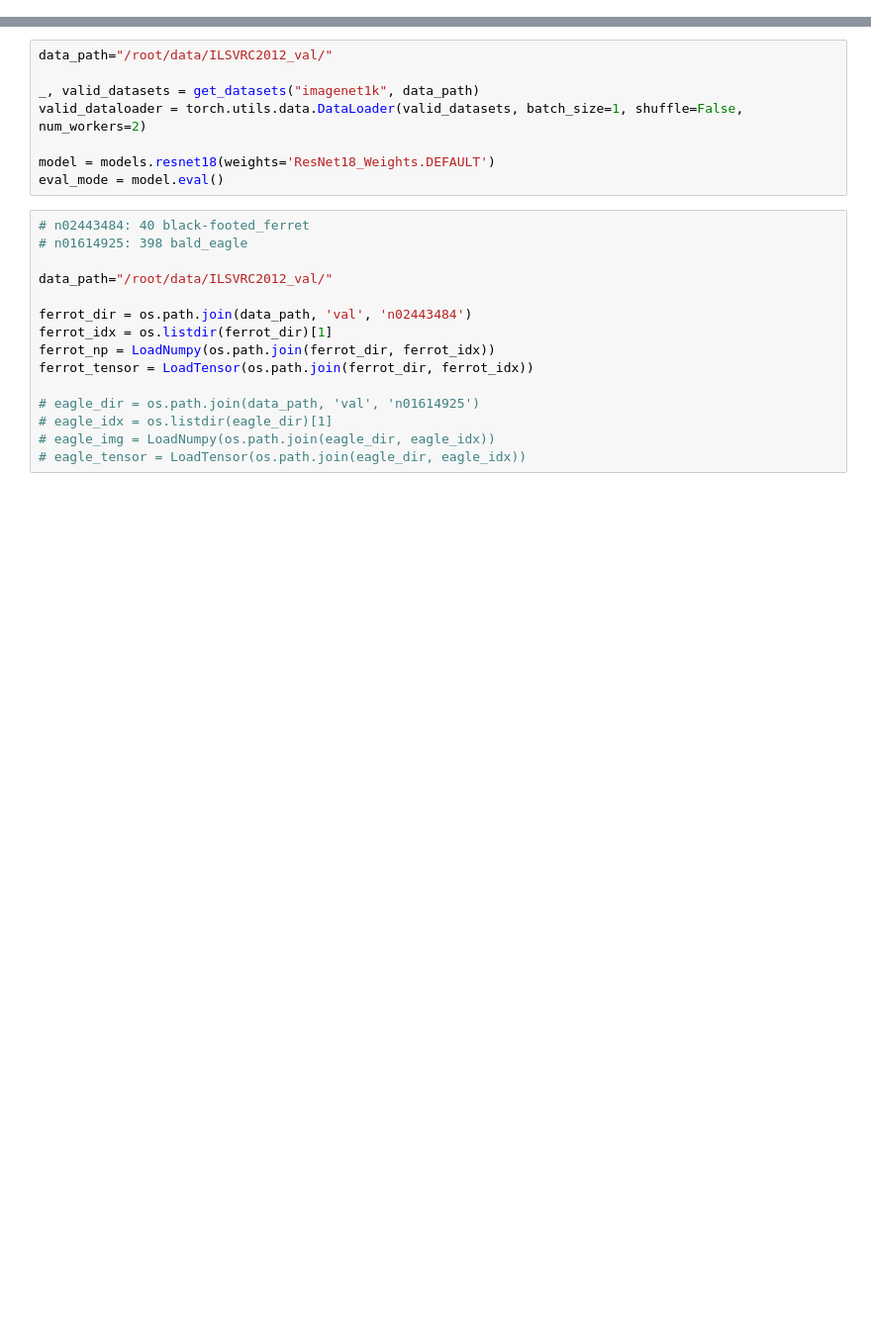
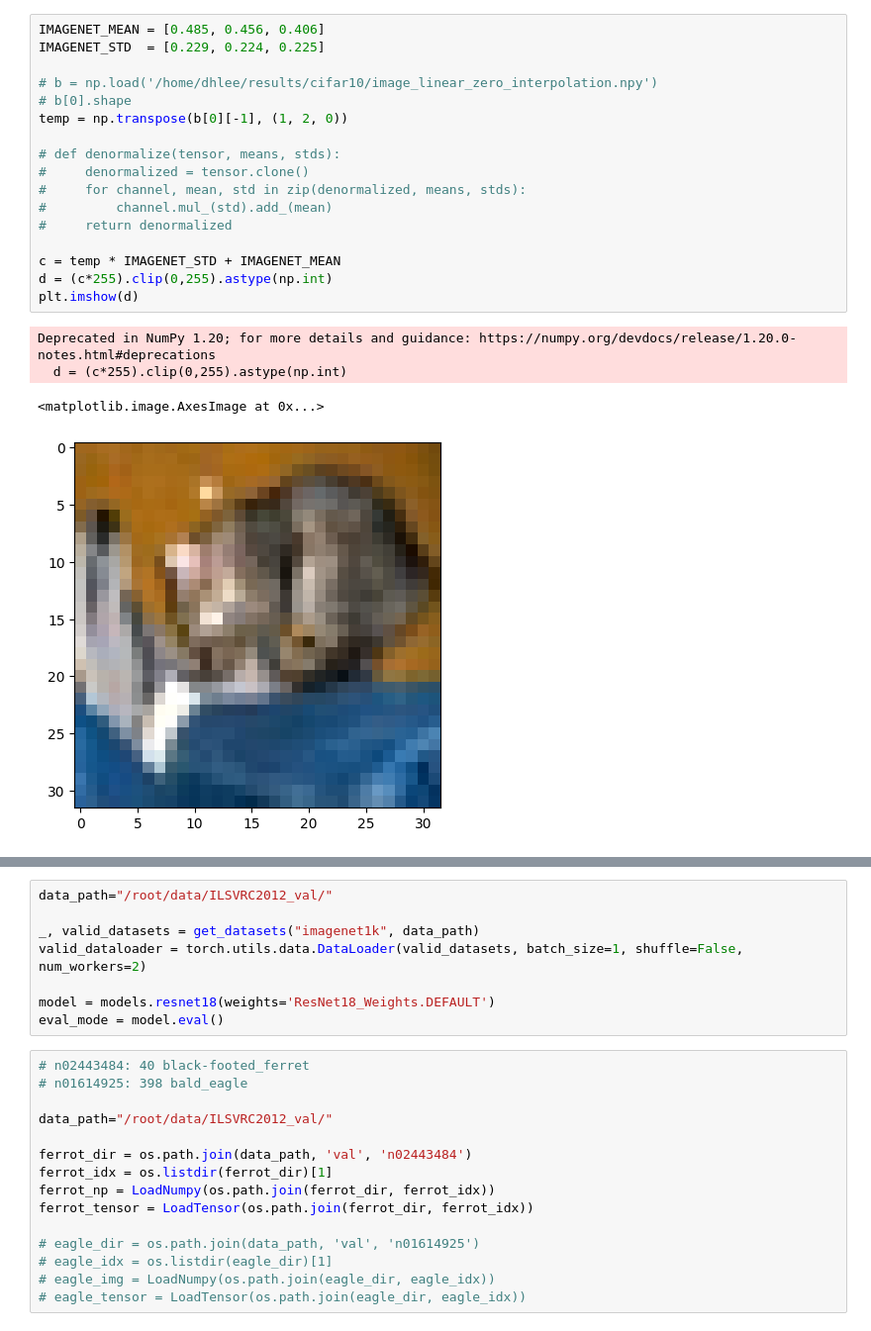
Before and after one commit to jleehun/ig_inversion, a Jupyter notebook: tasks/0524.ipynb, the cells around one changed output, grey strips where cells are left out. Shown: that part at 99% size. Drawn from its saved outputs; the diff is of its cells as text; blank space fills up the shorter version.

```diff
--- a/tasks/0524.ipynb
+++ b/tasks/0524.ipynb
@@ -118,0 +342,22 @@ def call_model_function(images, call_model_args=None, expected_keys=None):
+# %%
+IMAGENET_MEAN = [0.485, 0.456, 0.406]
+IMAGENET_STD  = [0.229, 0.224, 0.225]
+
+# b = np.load('/home/dhlee/results/cifar10/image_linear_zero_interpolation.npy')
+# b[0].shape
+temp = np.transpose(b[0][-1], (1, 2, 0))
+
+# def denormalize(tensor, means, stds):
+#     denormalized = tensor.clone()
+#     for channel, mean, std in zip(denormalized, means, stds):
+#         channel.mul_(std).add_(mean)
+#     return denormalized
+
+c = temp * IMAGENET_STD + IMAGENET_MEAN
+d = (c*255).clip(0,255).astype(np.int)
+plt.imshow(d)
+# %% [output]
+Deprecated in NumPy 1.20; for more details and guidance: https://numpy.org/devdocs/release/1.20.0-notes.html#deprecations
+  d = (c*255).clip(0,255).astype(np.int)
+<matplotlib.image.AxesImage at 0x...>
+[figure, added]
```
Also changed, not shown: parts of 18 cells of this notebook, 8 other files.
